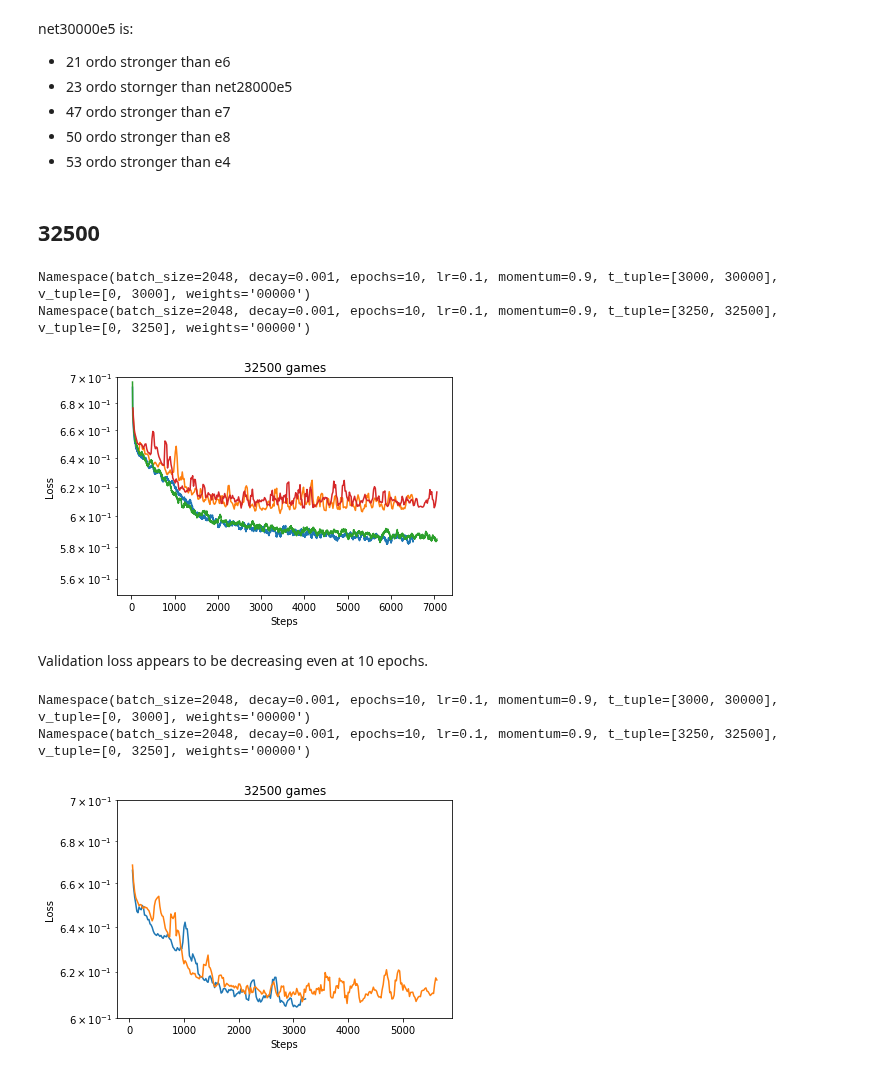
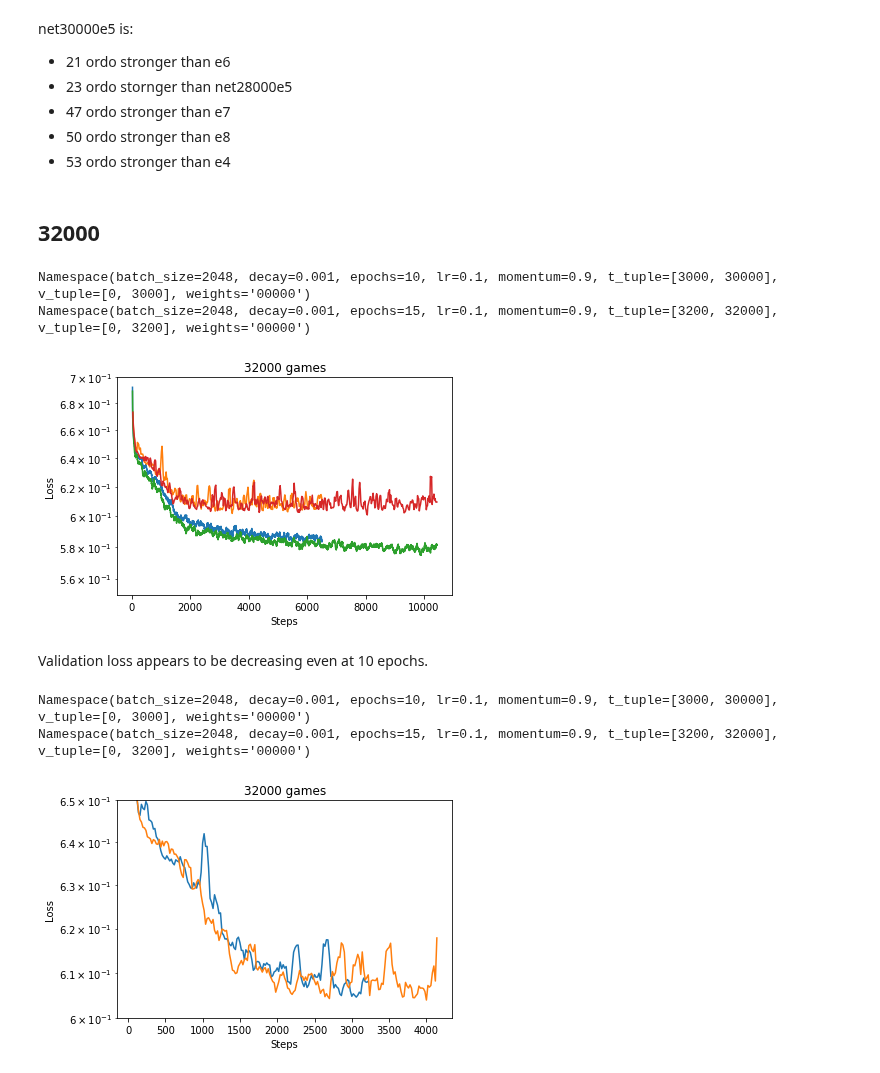
Before and after one commit to fqjin/ultimate-tictactoe, a Jupyter notebook: notebooks/Logs.ipynb, the cells around one changed output. Drawn from its saved outputs; the diff is of its cells as text; code cells hidden in the pictures.

```diff
--- a/notebooks/Logs.ipynb
+++ b/notebooks/Logs.ipynb
@@ -1054,28 +1054,28 @@ net30000e5 is:
 * 50 ordo stronger than e8
 * 53 ordo stronger than e4
 # %% [markdown]
-## 32500
+## 32000
 # %%
 name = '3000_30000bs2048lr0.1d0.001e10.npz'
 plot3(name, '30000 games', rate=20, smooth=60)
-name = '3250_32500bs2048lr0.1d0.001e10.npz'
-plot3(name, '32500 games', rate=20, smooth=60)
+name = '3200_32000bs2048lr0.1d0.001e15.npz'
+plot3(name, '32000 games', rate=20, smooth=60)
 plt.ylim([0.55, 0.7])
 plt.show()
 # %% [output]
 Namespace(batch_size=2048, decay=0.001, epochs=10, lr=0.1, momentum=0.9, t_tuple=[3000, 30000], v_tuple=[0, 3000], weights='00000')
-Namespace(batch_size=2048, decay=0.001, epochs=10, lr=0.1, momentum=0.9, t_tuple=[3250, 32500], v_tuple=[0, 3250], weights='00000')
+Namespace(batch_size=2048, decay=0.001, epochs=15, lr=0.1, momentum=0.9, t_tuple=[3200, 32000], v_tuple=[0, 3200], weights='00000')
-[figure, old version]
+[figure, new version]
 # %% [markdown]
 Validation loss appears to be decreasing even at 10 epochs.
 # %%
 name = '3000_30000bs2048lr0.1d0.001e10.npz'
 plot3(name, '30000 games', cutoff=5/10, v_only=True, rate=20, smooth=100)
-name = '3250_32500bs2048lr0.1d0.001e10.npz'
-plot3(name, '32500 games', cutoff=8/10, v_only=True, rate=20, smooth=100)
-plt.ylim([0.6, 0.7])
+name = '3200_32000bs2048lr0.1d0.001e15.npz'
+plot3(name, '32000 games', cutoff=6/15, v_only=True, rate=20, smooth=100)
+plt.ylim([0.6, 0.65])
 plt.show()
 # %% [output]
 Namespace(batch_size=2048, decay=0.001, epochs=10, lr=0.1, momentum=0.9, t_tuple=[3000, 30000], v_tuple=[0, 3000], weights='00000')
-Namespace(batch_size=2048, decay=0.001, epochs=10, lr=0.1, momentum=0.9, t_tuple=[3250, 32500], v_tuple=[0, 3250], weights='00000')
+Namespace(batch_size=2048, decay=0.001, epochs=15, lr=0.1, momentum=0.9, t_tuple=[3200, 32000], v_tuple=[0, 3200], weights='00000')
-[figure, old version]
+[figure, new version]
```
Also changed, not shown: parts of 1 cell of this notebook, 9 other files.
